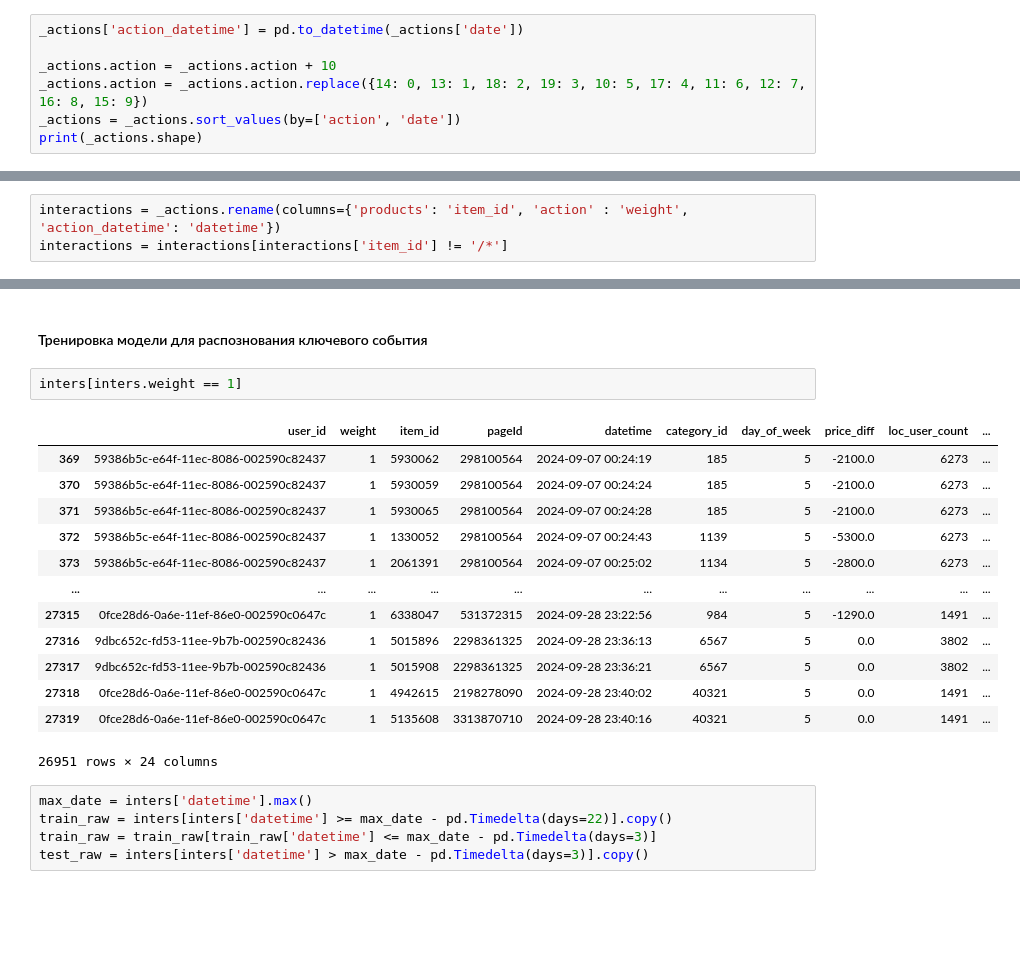
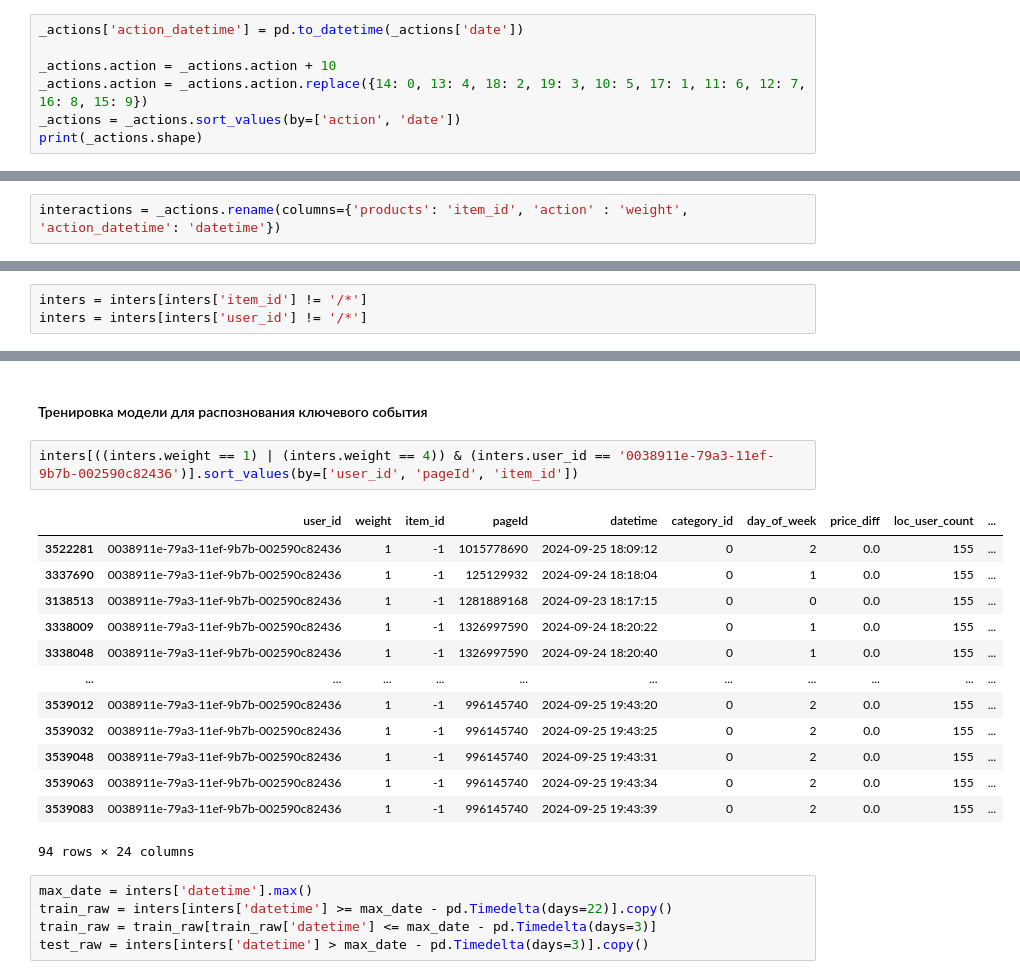
Before and after one commit to varsey/recommend-by-behaviour, a Jupyter notebook: solution/recommends.ipynb, the cells around one changed output, grey strips where cells are left out. Drawn from its saved outputs; the diff is of its cells as text; blank space fills up the shorter version.

```diff
--- a/solution/recommends.ipynb
+++ b/solution/recommends.ipynb
@@ -68,7 +68,7 @@ _catalog = (
 _actions['action_datetime'] = pd.to_datetime(_actions['date'])
 
 _actions.action = _actions.action + 10
-_actions.action = _actions.action.replace({14: 0, 13: 1, 18: 2, 19: 3, 10: 5, 17: 4, 11: 6, 12: 7, 16: 8, 15: 9})
+_actions.action = _actions.action.replace({14: 0, 13: 4, 18: 2, 19: 3, 10: 5, 17: 1, 11: 6, 12: 7, 16: 8, 15: 9})
 _actions = _actions.sort_values(by=['action', 'date'])
 print(_actions.shape)
 # %% [output]
@@ -90,7 +90,6 @@ print(_actions.shape)
 'products' теперь 'item_id', 'action'  превратился в 'weight' (мы перевели код действия в шкалу по возрастанию ранее)
 # %%
 interactions = _actions.rename(columns={'products': 'item_id', 'action' : 'weight', 'action_datetime': 'datetime'})
-interactions = interactions[interactions['item_id'] != '/*']
 # %%
 items = _catalog.rename(columns={'product_id': 'item_id'})
 # %%
@@ -157,6 +156,9 @@ inters['delta_min'] = inters['delta_min'].fillna(0)
 inters = inters.drop(columns=['day', 'hour', 'minute'])
 # %%
 inters = inters.drop(columns=['price', 'title', 'old_price', 'date', 'add_date', 'loc_user_id', 'shop_id'])
+# %%
+inters = inters[inters['item_id'] != '/*']
+inters = inters[inters['user_id'] != '/*']
 # %%
 inters[inters.user_id == 'e4362420-f6ca-11ec-86e0-002590c0647c'].head(500)
 # %% [output]
@@ -231,21 +188,21 @@ pd.read_csv('predictions.csv').sample(200)
 # %% [markdown]
 #### Тренировка модели для распознования ключевого события
 # %%
-inters[inters.weight == 1]
+inters[((inters.weight == 1) | (inters.weight == 4)) & (inters.user_id == '0038911e-79a3-11ef-9b7b-002590c82436')].sort_values(by=['user_id', 'pageId', 'item_id'])
 # %% [output]
 |  | user_id | weight | item_id | pageId | datetime | category_id | day_of_week | price_diff | loc_user_count | ... |
-| 369 | 59386b5c-e64f-11ec-8086-002590c82437 | 1 | 5930062 | 298100564 | 2024-09-07 00:24:19 | 185 | 5 | -2100.0 | 6273 | ... |
-| 370 | 59386b5c-e64f-11ec-8086-002590c82437 | 1 | 5930059 | 298100564 | 2024-09-07 00:24:24 | 185 | 5 | -2100.0 | 6273 | ... |
-| 371 | 59386b5c-e64f-11ec-8086-002590c82437 | 1 | 5930065 | 298100564 | 2024-09-07 00:24:28 | 185 | 5 | -2100.0 | 6273 | ... |
-| 372 | 59386b5c-e64f-11ec-8086-002590c82437 | 1 | 1330052 | 298100564 | 2024-09-07 00:24:43 | 1139 | 5 | -5300.0 | 6273 | ... |
-| 373 | 59386b5c-e64f-11ec-8086-002590c82437 | 1 | 2061391 | 298100564 | 2024-09-07 00:25:02 | 1134 | 5 | -2800.0 | 6273 | ... |
+| 3522281 | 0038911e-79a3-11ef-9b7b-002590c82436 | 1 | -1 | 1015778690 | 2024-09-25 18:09:12 | 0 | 2 | 0.0 | 155 | ... |
+| 3337690 | 0038911e-79a3-11ef-9b7b-002590c82436 | 1 | -1 | 125129932 | 2024-09-24 18:18:04 | 0 | 1 | 0.0 | 155 | ... |
+| 3138513 | 0038911e-79a3-11ef-9b7b-002590c82436 | 1 | -1 | 1281889168 | 2024-09-23 18:17:15 | 0 | 0 | 0.0 | 155 | ... |
+| 3338009 | 0038911e-79a3-11ef-9b7b-002590c82436 | 1 | -1 | 1326997590 | 2024-09-24 18:20:22 | 0 | 1 | 0.0 | 155 | ... |
+| 3338048 | 0038911e-79a3-11ef-9b7b-002590c82436 | 1 | -1 | 1326997590 | 2024-09-24 18:20:40 | 0 | 1 | 0.0 | 155 | ... |
 | ... | ... | ... | ... | ... | ... | ... | ... | ... | ... | ... |
-| 27315 | 0fce28d6-0a6e-11ef-86e0-002590c0647c | 1 | 6338047 | 531372315 | 2024-09-28 23:22:56 | 984 | 5 | -1290.0 | 1491 | ... |
-| 27316 | 9dbc652c-fd53-11ee-9b7b-002590c82436 | 1 | 5015896 | 2298361325 | 2024-09-28 23:36:13 | 6567 | 5 | 0.0 | 3802 | ... |
-| 27317 | 9dbc652c-fd53-11ee-9b7b-002590c82436 | 1 | 5015908 | 2298361325 | 2024-09-28 23:36:21 | 6567 | 5 | 0.0 | 3802 | ... |
-| 27318 | 0fce28d6-0a6e-11ef-86e0-002590c0647c | 1 | 4942615 | 2198278090 | 2024-09-28 23:40:02 | 40321 | 5 | 0.0 | 1491 | ... |
-| 27319 | 0fce28d6-0a6e-11ef-86e0-002590c0647c | 1 | 5135608 | 3313870710 | 2024-09-28 23:40:16 | 40321 | 5 | 0.0 | 1491 | ... |
+| 3539012 | 0038911e-79a3-11ef-9b7b-002590c82436 | 1 | -1 | 996145740 | 2024-09-25 19:43:20 | 0 | 2 | 0.0 | 155 | ... |
+| 3539032 | 0038911e-79a3-11ef-9b7b-002590c82436 | 1 | -1 | 996145740 | 2024-09-25 19:43:25 | 0 | 2 | 0.0 | 155 | ... |
+| 3539048 | 0038911e-79a3-11ef-9b7b-002590c82436 | 1 | -1 | 996145740 | 2024-09-25 19:43:31 | 0 | 2 | 0.0 | 155 | ... |
+| 3539063 | 0038911e-79a3-11ef-9b7b-002590c82436 | 1 | -1 | 996145740 | 2024-09-25 19:43:34 | 0 | 2 | 0.0 | 155 | ... |
+| 3539083 | 0038911e-79a3-11ef-9b7b-002590c82436 | 1 | -1 | 996145740 | 2024-09-25 19:43:39 | 0 | 2 | 0.0 | 155 | ... |
-26951 rows × 24 columns
+94 rows × 24 columns
 # %%
 max_date = inters['datetime'].max()
 train_raw = inters[inters['datetime'] >= max_date - pd.Timedelta(days=22)].copy()
```
Also changed, not shown: parts of 49 cells of this notebook.
